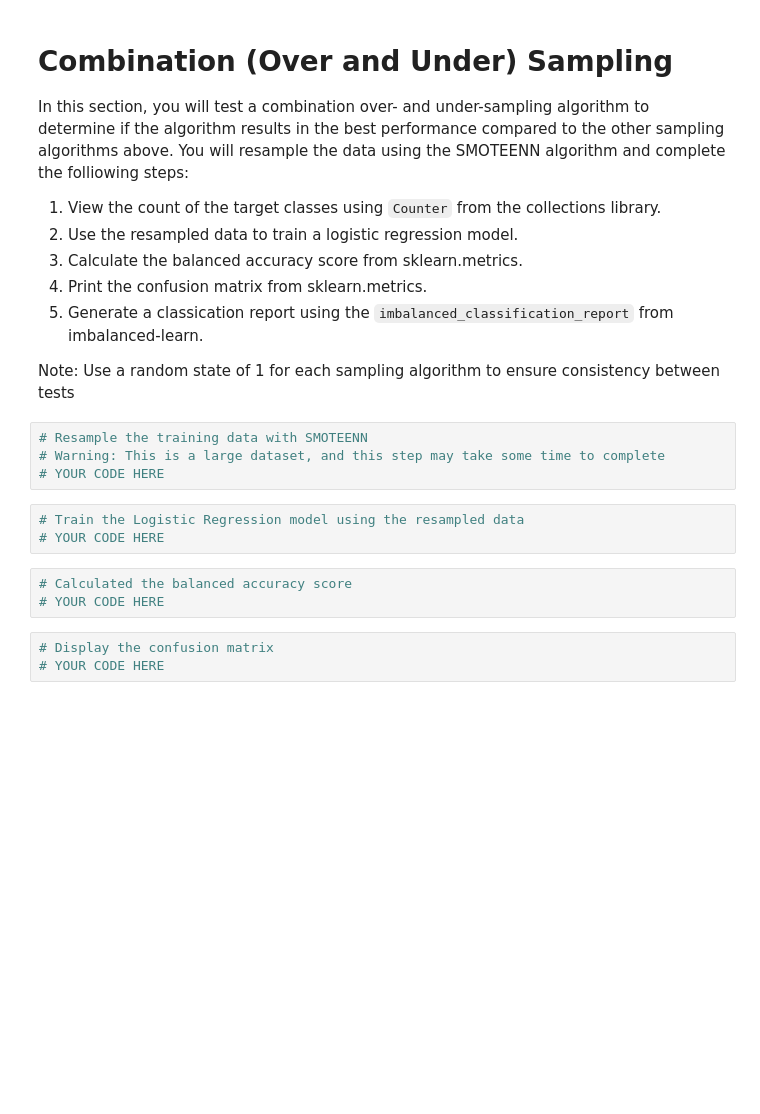
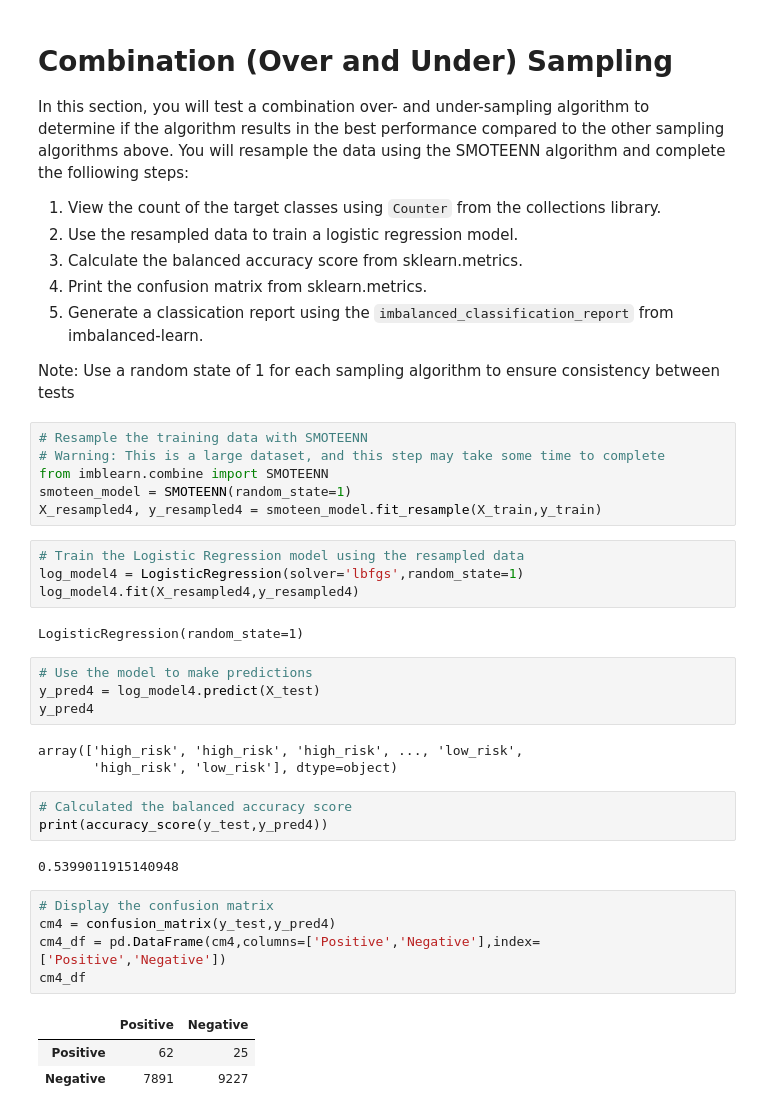
Before and after one commit to stovepipe/Credit_Risk_Analysis, a Jupyter notebook: credit_risk_resampling.ipynb, the cells around one changed output. Cells and saved outputs as stored; diff of their text form; blank space fills up the shorter version.

```diff
--- a/credit_risk_resampling.ipynb
+++ b/credit_risk_resampling.ipynb
@@ -244,15 +299,35 @@ Note: Use a random state of 1 for each sampling algorithm to ensure consistency
 # %%
 # Resample the training data with SMOTEENN
 # Warning: This is a large dataset, and this step may take some time to complete
-# YOUR CODE HERE
+from imblearn.combine import SMOTEENN
+smoteen_model = SMOTEENN(random_state=1)
+X_resampled4, y_resampled4 = smoteen_model.fit_resample(X_train,y_train)
 # %%
 # Train the Logistic Regression model using the resampled data
-# YOUR CODE HERE
+log_model4 = LogisticRegression(solver='lbfgs',random_state=1)
+log_model4.fit(X_resampled4,y_resampled4)
+# %% [output]
+LogisticRegression(random_state=1)
+# %%
+# Use the model to make predictions
+y_pred4 = log_model4.predict(X_test)
+y_pred4
+# %% [output]
+array(['high_risk', 'high_risk', 'high_risk', ..., 'low_risk',
+       'high_risk', 'low_risk'], dtype=object)
 # %%
 # Calculated the balanced accuracy score
-# YOUR CODE HERE
+print(accuracy_score(y_test,y_pred4))
+# %% [output]
+0.5399011915140948
-# %%
-# Display the confusion matrix
-# YOUR CODE HERE
+# %%
+# Display the confusion matrix
+cm4 = confusion_matrix(y_test,y_pred4)
+cm4_df = pd.DataFrame(cm4,columns=['Positive','Negative'],index=['Positive','Negative'])
+cm4_df
+# %% [output]
+|  | Positive | Negative |
+| Positive | 62 | 25 |
+| Negative | 7891 | 9227 |
 # %%
 # Print the imbalanced classification report
```
Also changed, not shown: parts of 18 cells of this notebook.
